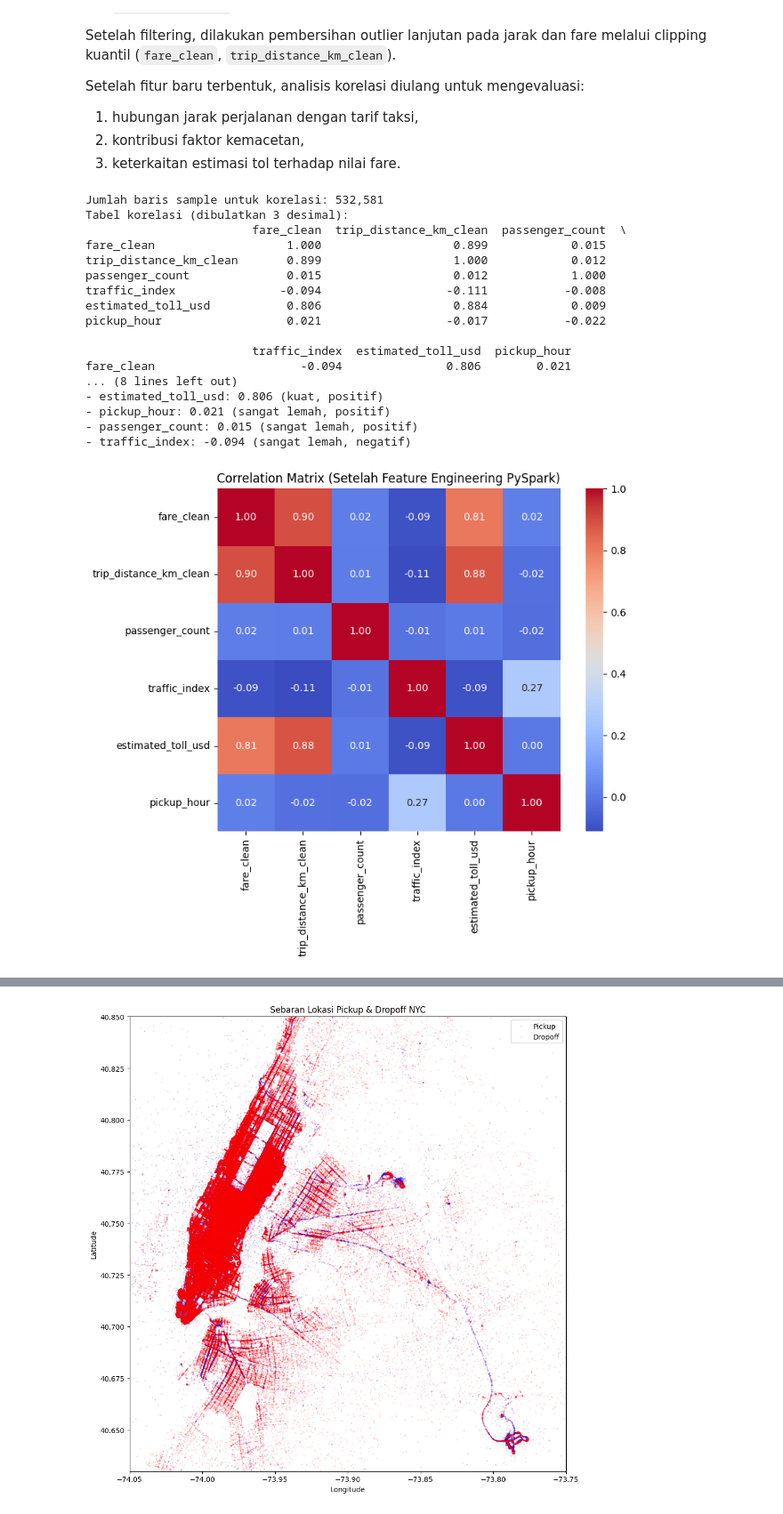
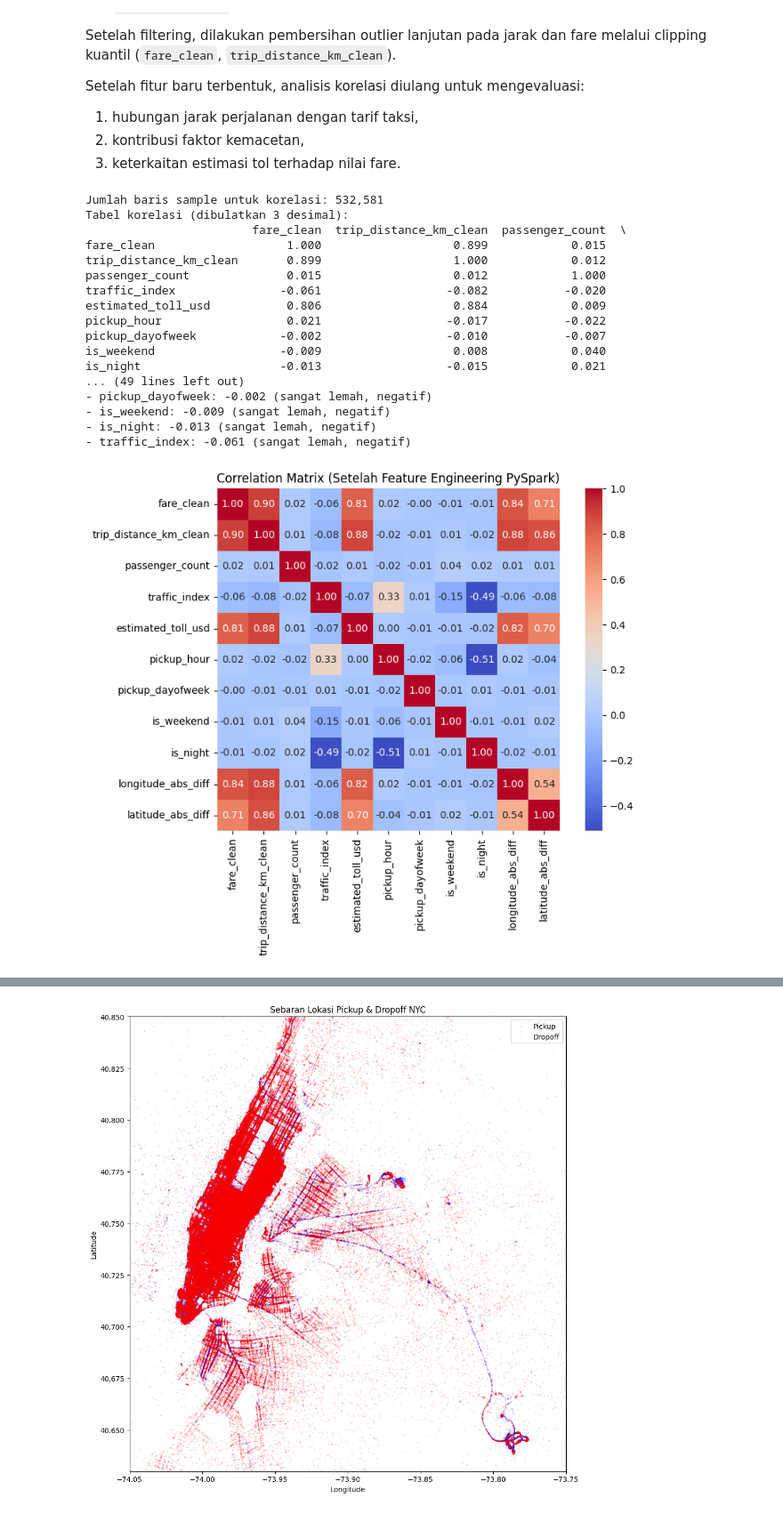
Before and after one commit to Hazjel/New-York-City-Taxi-Fare-Prediction, a Jupyter notebook: NYC_TaxiFare_PySpark.ipynb, the cells around one changed output, grey strips where cells are left out. Shown at 89% size. Cells and saved outputs as stored; diff of their text form; code cells hidden in the pictures.

```diff
--- a/NYC_TaxiFare_PySpark.ipynb
+++ b/NYC_TaxiFare_PySpark.ipynb
@@ -151,17 +224,35 @@ Setelah fitur baru terbentuk, analisis korelasi diulang untuk mengevaluasi:
 # %%
 import pandas as pd
 from pyspark.sql.functions import (
-    col, when, hour, radians, sin, cos, asin, sqrt,
-    lit, greatest, least
+    col, when, hour, dayofweek, month, year, radians, sin, cos, asin, sqrt,
+    lit, greatest, least, abs as spark_abs
 )
 
 # --- Feature engineering langsung di PySpark (withColumn) ---
-peak_hours = [7, 8, 9, 16, 17, 18, 19]
+# Jam macet tetap relevan untuk data historis (termasuk 2015),
+# karena dihitung dari timestamp pickup aktual (jam + hari).
+peak_weekday_morning = [7, 8, 9]
+peak_weekday_evening = [16, 17, 18, 19]
 
 df_feat = (
     df
     .withColumn('pickup_hour', hour(col('pickup_datetime')))
-    .withColumn('is_peak_hour', when(col('pickup_hour').isin(peak_hours), 1).otherwise(0))
+    .withColumn('pickup_dayofweek', dayofweek(col('pickup_datetime')))  # 1=Sunday, 7=Saturday
+    .withColumn('pickup_month', month(col('pickup_datetime')))
+    .withColumn('pickup_year', year(col('pickup_datetime')))
+    .withColumn('is_weekend', when(col('pickup_dayofweek').isin([1, 7]), 1).otherwise(0))
+    .withColumn('is_night', when((col('pickup_hour') >= 22) | (col('pickup_hour') <= 5), 1).otherwise(0))
+    .withColumn(
+        'is_peak_hour',
+        when(
+            (col('pickup_dayofweek').between(2, 6))
+            & (
+                col('pickup_hour').isin(peak_weekday_morning)
+                | col('pickup_hour').isin(peak_weekday_evening)
+            ),
+            1
+        ).otherwise(0)
+    )
     .withColumn(
         'trip_distance_km',
         lit(6371.0) * 2 * asin(
@@ -173,10 +264,12 @@ df_feat = (
             )
         )
     )
+    .withColumn('longitude_abs_diff', spark_abs(col('dropoff_longitude') - col('pickup_longitude')))
+    .withColumn('latitude_abs_diff', spark_abs(col('dropoff_latitude') - col('pickup_latitude')))
     .withColumn(
         'traffic_index',
-        when((col('is_peak_hour') == 1) & (col('trip_distance_km') <= 5), 3)
-        .when(col('is_peak_hour') == 1, 2)
+        when((col('is_peak_hour') == 1) & (col('trip_distance_km') <= 6), 3)
+        .when((col('is_peak_hour') == 1) | ((col('is_weekend') == 1) & col('pickup_hour').between(12, 20)), 2)
         .otherwise(1)
     )
     .withColumn(
@@ -224,7 +317,12 @@ corr_cols = [
     'passenger_count',
     'traffic_index',
     'estimated_toll_usd',
-    'pickup_hour'
+    'pickup_hour',
+    'pickup_dayofweek',
+    'is_weekend',
+    'is_night',
+    'longitude_abs_diff',
+    'latitude_abs_diff'
 ]
 
 df_corr_sample = (
@@ -264,43 +362,43 @@ plt.title('Correlation Matrix (Setelah Feature Engineering PySpark)')
 plt.tight_layout()
 plt.show()
 
 # Visual tambahan: hubungan jarak vs fare setelah cleaning
 plot_sample = df_corr_sample.sample(min(30000, len(df_corr_sample)), random_state=42)
 
 plt.figure(figsize=(8, 5))
 sns.scatterplot(
     data=plot_sample,
     x='trip_distance_km_clean',
     y='fare_clean',
     alpha=0.15,
     s=8
 )
 plt.title('Hubungan Trip Distance (km) vs Fare (Clean)')
 plt.xlabel('Trip Distance (km)')
 plt.ylabel('Fare Amount (USD)')
 plt.xlim(left=0)
 plt.ylim(bottom=0)
 plt.tight_layout()
 plt.show()
 # %% [output]
 Jumlah baris sample untuk korelasi: 532,581
 Tabel korelasi (dibulatkan 3 desimal):
                         fare_clean  trip_distance_km_clean  passenger_count  \
 fare_clean                   1.000                   0.899            0.015
 trip_distance_km_clean       0.899                   1.000            0.012
 passenger_count              0.015                   0.012            1.000
-traffic_index               -0.094                  -0.111           -0.008
+traffic_index               -0.061                  -0.082           -0.020
 estimated_toll_usd           0.806                   0.884            0.009
 pickup_hour                  0.021                  -0.017           -0.022
-
-                        traffic_index  estimated_toll_usd  pickup_hour
-fare_clean                     -0.094               0.806        0.021
-... (8 lines left out)
-- estimated_toll_usd: 0.806 (kuat, positif)
-- pickup_hour: 0.021 (sangat lemah, positif)
-- passenger_count: 0.015 (sangat lemah, positif)
-- traffic_index: -0.094 (sangat lemah, negatif)
+pickup_dayofweek            -0.002                  -0.010           -0.007
+is_weekend                  -0.009                   0.008            0.040
+is_night                    -0.013                  -0.015            0.021
+... (49 lines left out)
+- pickup_dayofweek: -0.002 (sangat lemah, negatif)
+- is_weekend: -0.009 (sangat lemah, negatif)
+- is_night: -0.013 (sangat lemah, negatif)
+- traffic_index: -0.061 (sangat lemah, negatif)
-[figure, old version]
+[figure, new version]
 [figure]
 # %%
 plt.figure(figsize=(10, 10))
```
Also changed, not shown: parts of 7 cells of this notebook.
